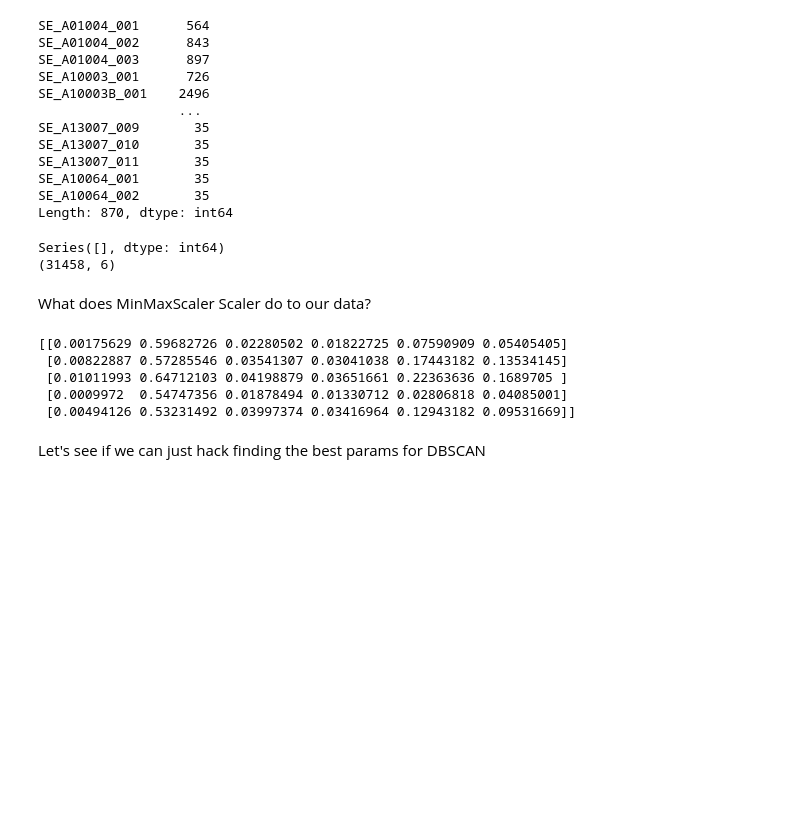
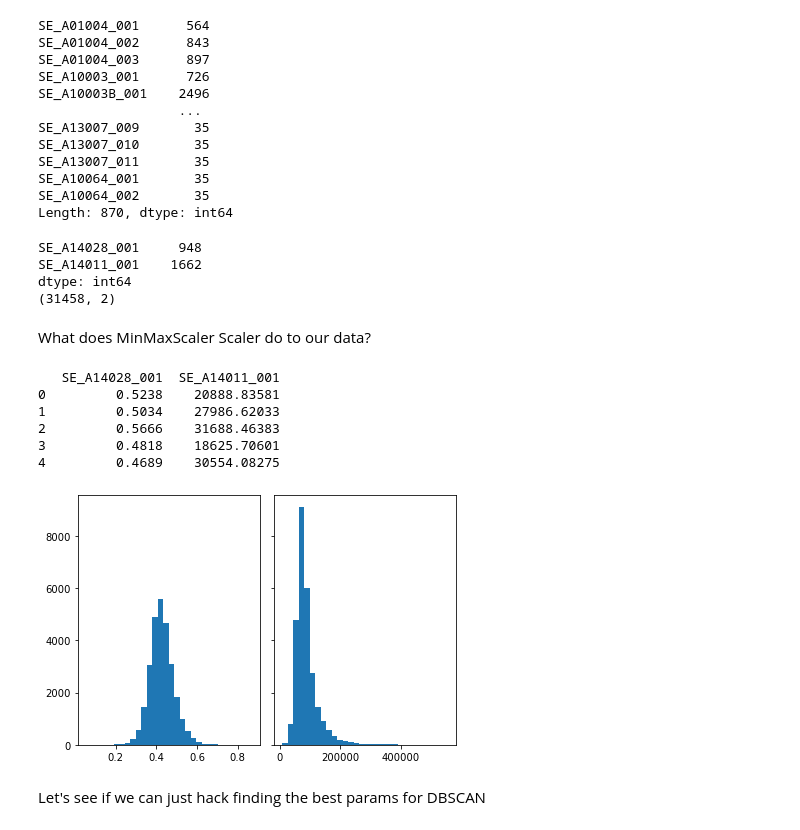
Before and after one commit to joshuajnoble/w207_group_project, a Jupyter notebook: demographics_clustering_DBSCAN.ipynb, the cells around one changed output. Saved outputs shown, nothing was run; the diff lists cells and outputs as text; code cells hidden in the pictures; blank space fills up the shorter version.

```diff
--- a/demographics_clustering_DBSCAN.ipynb
+++ b/demographics_clustering_DBSCAN.ipynb
@@ -14,11 +14,7 @@ import pandas as pd
 #load dataframe from csv
 demographics_data = pd.read_csv("data/newdata/2018_demographic_data_edited.csv", delimiter=',')
 print(demographics_data.shape)
-del demographics_data["Geo_ZCTA5"]
-del demographics_data["Geo_ZCTA3"]
-del demographics_data["Geo_LOGRECNO"]
-del demographics_data["Geo_GEOCOMP"]
-del demographics_data["Geo_SUMLEV"]
+demographics_data = demographics_data.drop(columns=["Geo_ZCTA5", "Geo_ZCTA3", "Geo_LOGRECNO", "Geo_GEOCOMP", "Geo_SUMLEV"])
 # %% [output]
 (33120, 2151)
 # %%
@@ -55,18 +51,32 @@ reduced_demos = reduced_demos.dropna()
 print(reduced_demos.shape)
 reduced_demos = MinMaxScaler().fit_transform(reduced_demos)
 # %% [output]
-Series([], dtype: int64)
-(31458, 6)
+SE_A14028_001     948
+SE_A14011_001    1662
+dtype: int64
+(31458, 2)
 # %% [markdown]
 What does MinMaxScaler Scaler do to our data?
 # %%
 print(reduced_demos[0:5])
 # %% [output]
-[[0.00175629 0.59682726 0.02280502 0.01822725 0.07590909 0.05405405]
- [0.00822887 0.57285546 0.03541307 0.03041038 0.17443182 0.13534145]
- [0.01011993 0.64712103 0.04198879 0.03651661 0.22363636 0.1689705 ]
- [0.0009972  0.54747356 0.01878494 0.01330712 0.02806818 0.04085001]
- [0.00494126 0.53231492 0.03997374 0.03416964 0.12943182 0.09531669]]
+   SE_A14028_001  SE_A14011_001
+0         0.5238    20888.83581
+1         0.5034    27986.62033
+2         0.5666    31688.46383
+3         0.4818    18625.70601
+4         0.4689    30554.08275
+# %%
+fig, axs = plt.subplots(1, 2, sharey=True, tight_layout=True)
+
+n_bins = 30
+
+# We can set the number of bins with the `bins` kwarg
+axs[0].hist(reduced_demos["SE_A14028_001"], bins=n_bins)
+axs[1].hist(reduced_demos["SE_A14011_001"], bins=n_bins)
+plt.show()
+# %% [output]
+[figure, added]
 # %% [markdown]
 Let's see if we can just hack finding the best params for DBSCAN
 # %%
```
Also changed, not shown: parts of 12 cells of this notebook.
